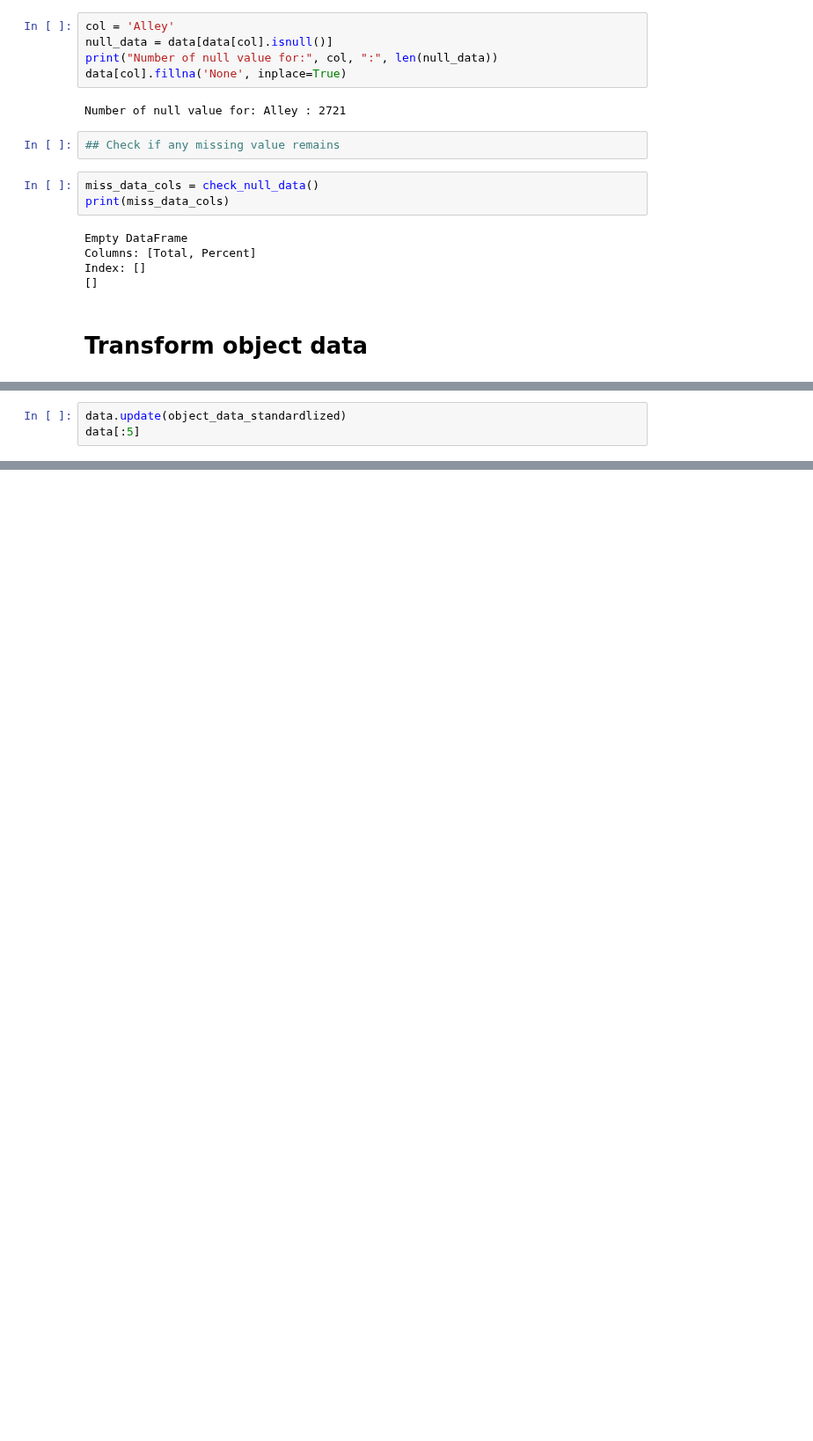
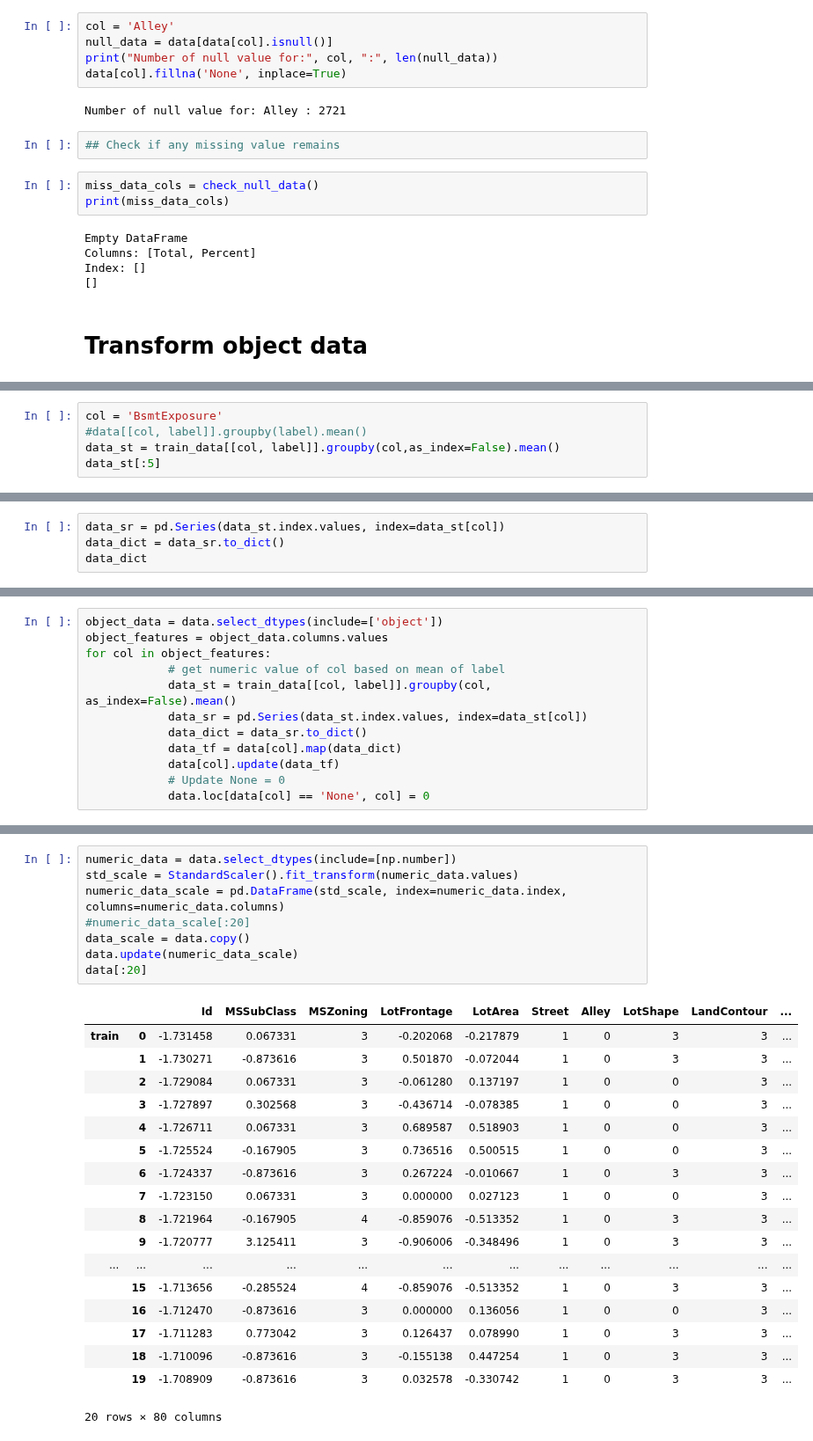
Before and after one commit to latuannetnam/kaggle, a Jupyter notebook: House Prices/House price analysis - version 4 (fill NaN for every columns).ipynb, the cells around one changed output, grey strips where cells are left out. Shown at 88% size. Drawn from its saved outputs; the diff is of its cells as text; blank space fills up the shorter version.

Commit message:
refined value transformation

```diff
--- a/House Prices/House price analysis - version 4 (fill NaN for every columns).ipynb
+++ b/House Prices/House price analysis - version 4 (fill NaN for every columns).ipynb
@@ -478,3 +489,0 @@ object_data_standardlized = object_data.apply(
-# %%
-data.update(object_data_standardlized)
-data[:5]
@@ -488,0 +492,5 @@ data[:5]
+# %%
+col = 'BsmtExposure'
+#data[[col, label]].groupby(label).mean()
+data_st = train_data[[col, label]].groupby(col,as_index=False).mean()
+data_st[:5]
@@ -488,0 +503,4 @@ data[:5]
+# %%
+data_sr = pd.Series(data_st.index.values, index=data_st[col])
+data_dict = data_sr.to_dict()
+data_dict
@@ -488,0 +509,12 @@ data[:5]
+# %%
+object_data = data.select_dtypes(include=['object'])
+object_features = object_data.columns.values
+for col in object_features:
+            # get numeric value of col based on mean of label
+            data_st = train_data[[col, label]].groupby(col, as_index=False).mean()
+            data_sr = pd.Series(data_st.index.values, index=data_st[col])
+            data_dict = data_sr.to_dict()
+            data_tf = data[col].map(data_dict)
+            data[col].update(data_tf)
+            # Update None = 0
+            data.loc[data[col] == 'None', col] = 0
@@ -488,0 +544,27 @@ data[:5]
+# %%
+numeric_data = data.select_dtypes(include=[np.number])
+std_scale = StandardScaler().fit_transform(numeric_data.values)
+numeric_data_scale = pd.DataFrame(std_scale, index=numeric_data.index, columns=numeric_data.columns)
+#numeric_data_scale[:20]
+data_scale = data.copy()
+data.update(numeric_data_scale)
+data[:20]
+# %% [output]
+|  |  | Id | MSSubClass | MSZoning | LotFrontage | LotArea | Street | Alley | LotShape | LandContour | ... |
+| train | 0 | -1.731458 | 0.067331 | 3 | -0.202068 | -0.217879 | 1 | 0 | 3 | 3 | ... |
+|  | 1 | -1.730271 | -0.873616 | 3 | 0.501870 | -0.072044 | 1 | 0 | 3 | 3 | ... |
+|  | 2 | -1.729084 | 0.067331 | 3 | -0.061280 | 0.137197 | 1 | 0 | 0 | 3 | ... |
+|  | 3 | -1.727897 | 0.302568 | 3 | -0.436714 | -0.078385 | 1 | 0 | 0 | 3 | ... |
+|  | 4 | -1.726711 | 0.067331 | 3 | 0.689587 | 0.518903 | 1 | 0 | 0 | 3 | ... |
+|  | 5 | -1.725524 | -0.167905 | 3 | 0.736516 | 0.500515 | 1 | 0 | 0 | 3 | ... |
+|  | 6 | -1.724337 | -0.873616 | 3 | 0.267224 | -0.010667 | 1 | 0 | 3 | 3 | ... |
+|  | 7 | -1.723150 | 0.067331 | 3 | 0.000000 | 0.027123 | 1 | 0 | 0 | 3 | ... |
+|  | 8 | -1.721964 | -0.167905 | 4 | -0.859076 | -0.513352 | 1 | 0 | 3 | 3 | ... |
+|  | 9 | -1.720777 | 3.125411 | 3 | -0.906006 | -0.348496 | 1 | 0 | 3 | 3 | ... |
+| ... | ... | ... | ... | ... | ... | ... | ... | ... | ... | ... | ... |
+|  | 15 | -1.713656 | -0.285524 | 4 | -0.859076 | -0.513352 | 1 | 0 | 3 | 3 | ... |
+|  | 16 | -1.712470 | -0.873616 | 3 | 0.000000 | 0.136056 | 1 | 0 | 0 | 3 | ... |
+|  | 17 | -1.711283 | 0.773042 | 3 | 0.126437 | 0.078990 | 1 | 0 | 3 | 3 | ... |
+|  | 18 | -1.710096 | -0.873616 | 3 | -0.155138 | 0.447254 | 1 | 0 | 3 | 3 | ... |
+|  | 19 | -1.708909 | -0.873616 | 3 | 0.032578 | -0.330742 | 1 | 0 | 3 | 3 | ... |
+20 rows × 80 columns
```
Also changed, not shown: parts of 12 cells of this notebook, 3 other files.
